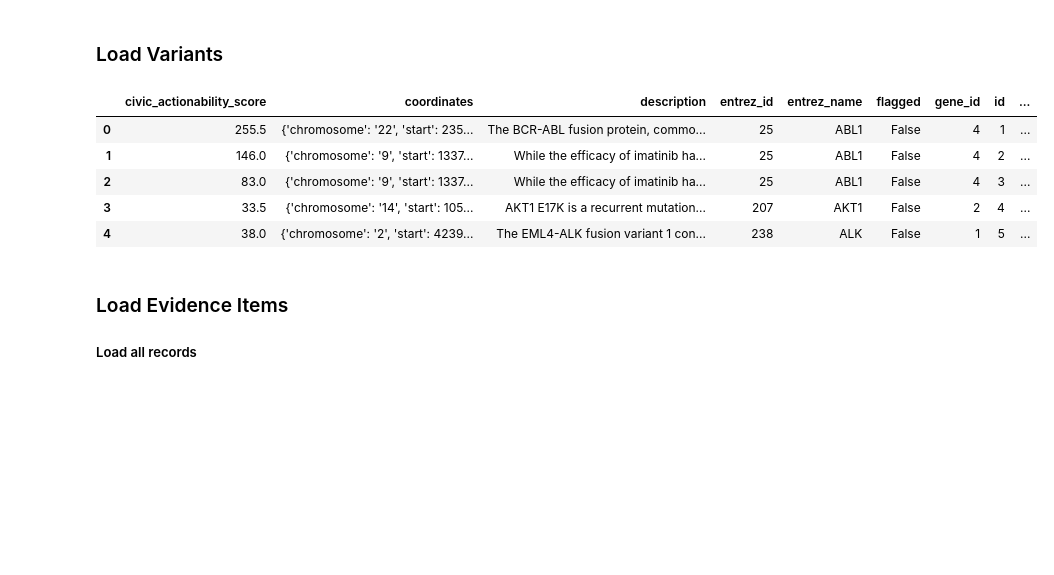
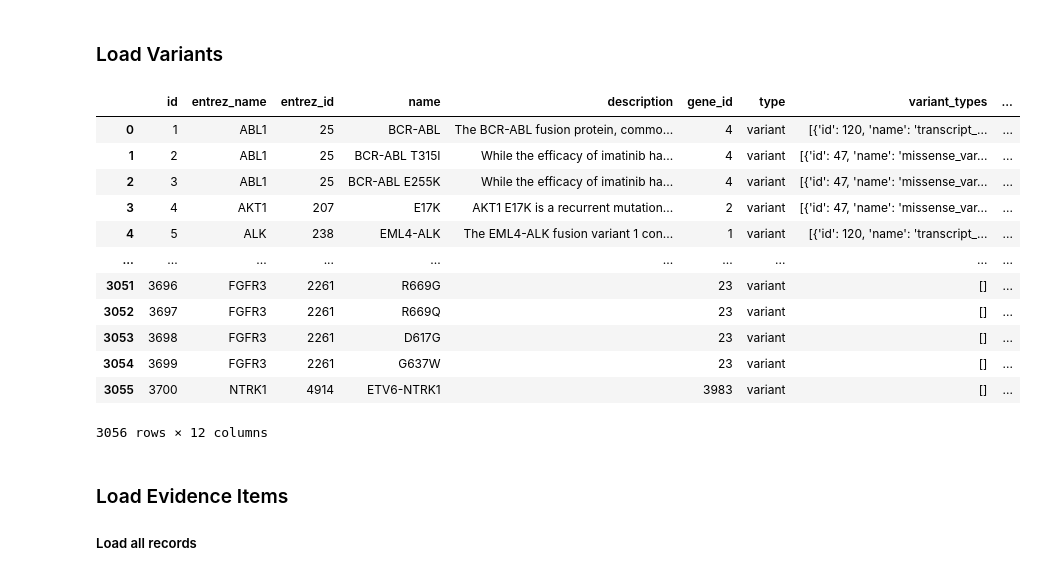
Before and after one commit to jmichuda/bmi-210-final-project, a Jupyter notebook: src/CIViC_API_Usage.ipynb, the cells around one changed output. Saved outputs shown, nothing was run; the diff lists cells and outputs as text; code cells hidden in the pictures; blank space fills up the shorter version.

Commit message:
add civic

```diff
--- a/src/CIViC_API_Usage.ipynb
+++ b/src/CIViC_API_Usage.ipynb
@@ -24,14 +31,21 @@ df_civic_gene.head()
 # %%
 civic_variants = apit.Endpoint(url="https://civicdb.org/api/variants?count=3056")
 df_civic_variants = civic_variants.data_as_pandas("records")
-df_civic_variants.head()
+df_civic_variants
 # %% [output]
-|  | civic_actionability_score | coordinates | description | entrez_id | entrez_name | flagged | gene_id | id | ... |
-| 0 | 255.5 | {'chromosome': '22', 'start': 235... | The BCR-ABL fusion protein, commo... | 25 | ABL1 | False | 4 | 1 | ... |
-| 1 | 146.0 | {'chromosome': '9', 'start': 1337... | While the efficacy of imatinib ha... | 25 | ABL1 | False | 4 | 2 | ... |
-| 2 | 83.0 | {'chromosome': '9', 'start': 1337... | While the efficacy of imatinib ha... | 25 | ABL1 | False | 4 | 3 | ... |
-| 3 | 33.5 | {'chromosome': '14', 'start': 105... | AKT1 E17K is a recurrent mutation... | 207 | AKT1 | False | 2 | 4 | ... |
-| 4 | 38.0 | {'chromosome': '2', 'start': 4239... | The EML4-ALK fusion variant 1 con... | 238 | ALK | False | 1 | 5 | ... |
+|  | id | entrez_name | entrez_id | name | description | gene_id | type | variant_types | ... |
+| 0 | 1 | ABL1 | 25 | BCR-ABL | The BCR-ABL fusion protein, commo... | 4 | variant | [{'id': 120, 'name': 'transcript_... | ... |
+| 1 | 2 | ABL1 | 25 | BCR-ABL T315I | While the efficacy of imatinib ha... | 4 | variant | [{'id': 47, 'name': 'missense_var... | ... |
+| 2 | 3 | ABL1 | 25 | BCR-ABL E255K | While the efficacy of imatinib ha... | 4 | variant | [{'id': 47, 'name': 'missense_var... | ... |
+| 3 | 4 | AKT1 | 207 | E17K | AKT1 E17K is a recurrent mutation... | 2 | variant | [{'id': 47, 'name': 'missense_var... | ... |
+| 4 | 5 | ALK | 238 | EML4-ALK | The EML4-ALK fusion variant 1 con... | 1 | variant | [{'id': 120, 'name': 'transcript_... | ... |
+| ... | ... | ... | ... | ... | ... | ... | ... | ... | ... |
+| 3051 | 3696 | FGFR3 | 2261 | R669G |  | 23 | variant | [] | ... |
+| 3052 | 3697 | FGFR3 | 2261 | R669Q |  | 23 | variant | [] | ... |
+| 3053 | 3698 | FGFR3 | 2261 | D617G |  | 23 | variant | [] | ... |
+| 3054 | 3699 | FGFR3 | 2261 | G637W |  | 23 | variant | [] | ... |
+| 3055 | 3700 | NTRK1 | 4914 | ETV6-NTRK1 |  | 3983 | variant | [] | ... |
+3056 rows × 12 columns
 # %% [markdown]
 ### Load Evidence Items
 
```
Also changed, not shown: parts of 7 cells of this notebook, 8 other files.
